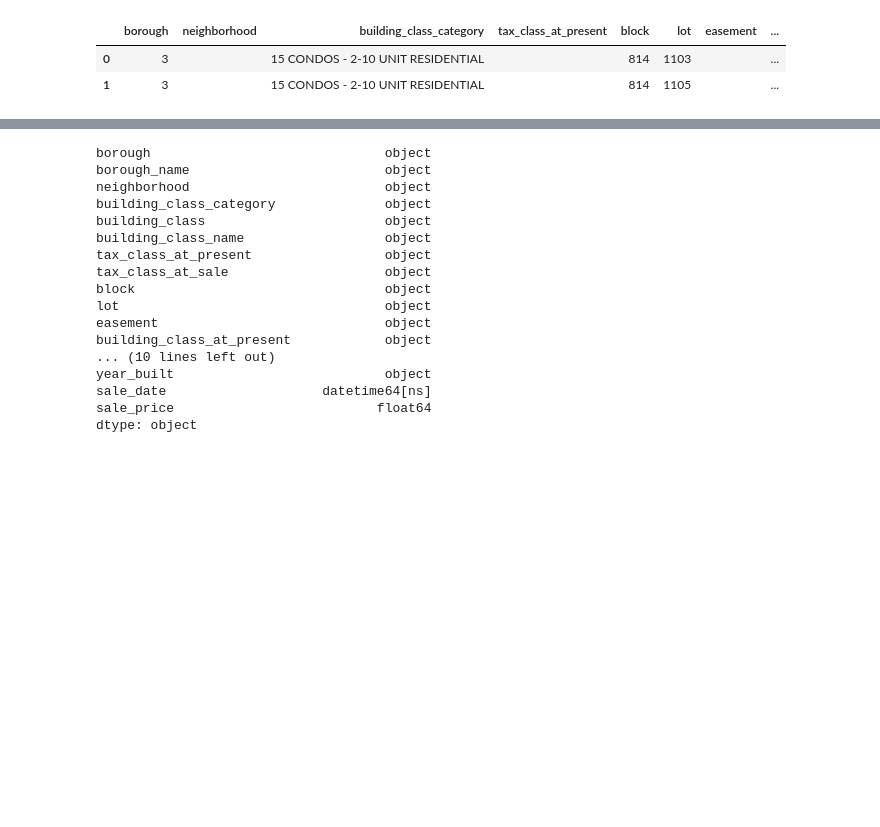
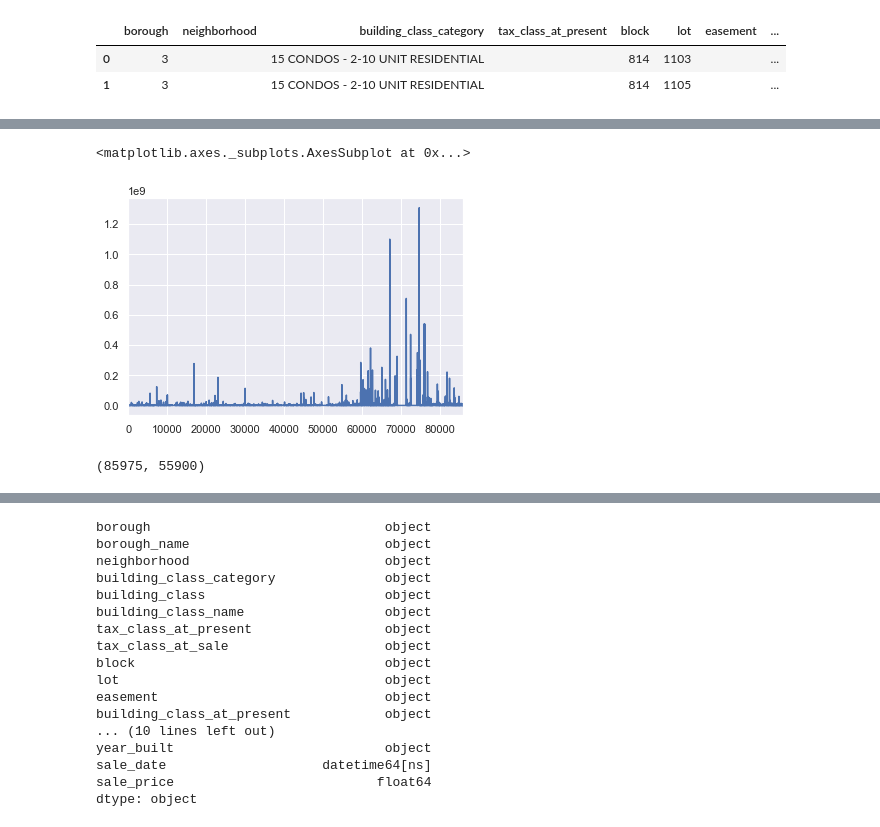
Before and after one commit to tansudasli/analytics-sandbox, a Jupyter notebook: real_estate_of_nyc_EDA.ipynb, the cells around one changed output, grey strips where cells are left out. Saved outputs shown, nothing was run; the diff lists cells and outputs as text; code cells hidden in the pictures; blank space fills up the shorter version.

```diff
--- a/real_estate_of_nyc_EDA.ipynb
+++ b/real_estate_of_nyc_EDA.ipynb
@@ -165,0 +153,6 @@ raw_data.head(3)
+# %%
+data['borough_name'] = data['borough'].map({'1':'Manhattan', '3':'Brooklyn',
+                                                    '2':'Bronx', '4':'Queens',
+                                                    '5':'Staten Island'})
+
+data.borough_name.head(1)
@@ -165,0 +162,4 @@ raw_data.head(3)
+# %%
+data.drop('borough', axis=1, inplace=True)
+
+data.columns
@@ -165,0 +181,2 @@ raw_data.head(3)
+# %%
+x = data
@@ -165,0 +193,2 @@ raw_data.head(3)
+# %%
+x['sale_price'] = x['sale_price'].str.replace(r',|\$', '').astype(float)
@@ -165,0 +211,14 @@ raw_data.head(3)
+# %%
+# x axis contains index number :)
+# seems outliers
+
+x.sale_price.plot()
+# %% [output]
+<matplotlib.axes._subplots.AxesSubplot at 0x...>
+[figure, added]
+# %%
+x = x[x.sale_price > sale_price_min]
+
+len(data), len(x)
+# %% [output]
+(85975, 55900)
```
Also changed, not shown: parts of 111 cells of this notebook.
